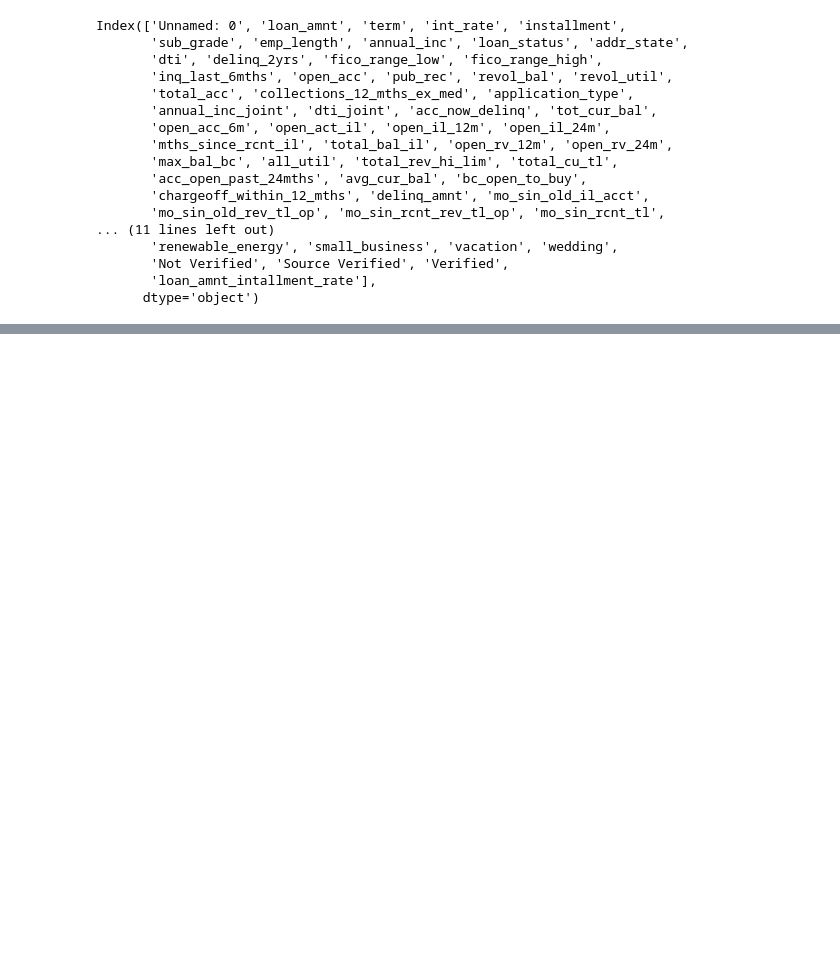
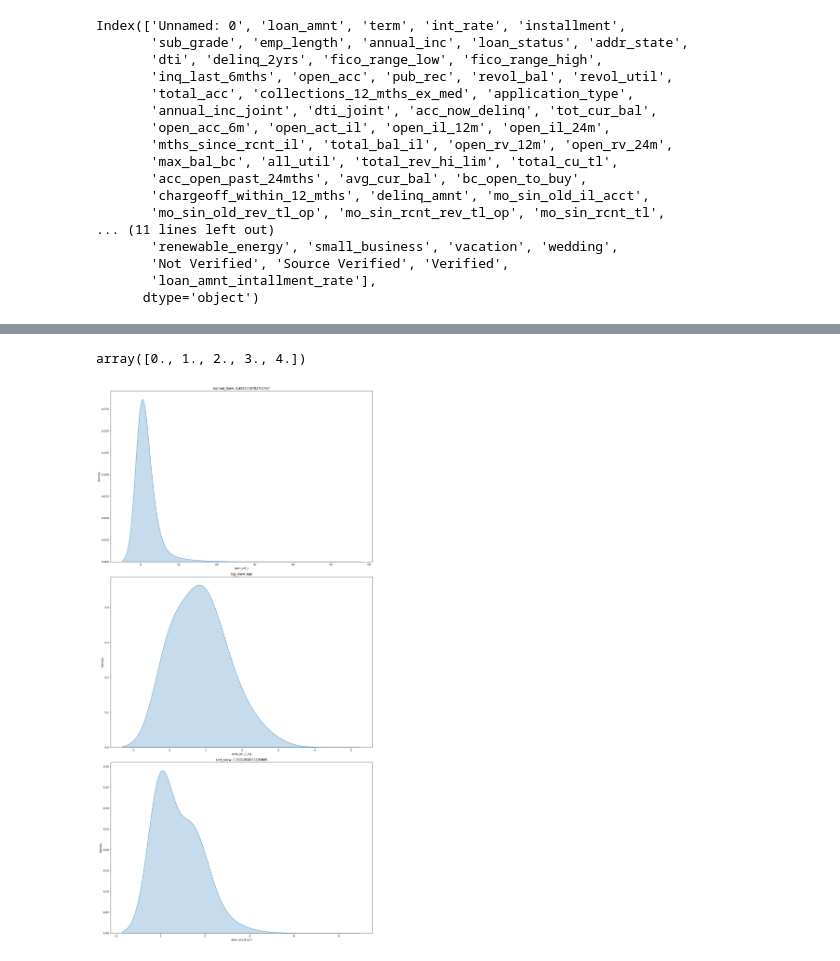
Before and after one commit to dbehdrnr0202/lending_club, a Jupyter notebook: kdeplot.ipynb, the cells around one changed output, grey strips where cells are left out. Saved outputs shown, nothing was run; the diff lists cells and outputs as text; code cells hidden in the pictures; blank space fills up the shorter version.

```diff
--- a/kdeplot.ipynb
+++ b/kdeplot.ipynb
@@ -47,0 +164,62 @@ sns.kdeplot(x='emp_length', data=df, fill=True, bw_method=0.2)
+# %%
+df['num_tl_30dpd'].unique()
+# %% [output]
+array([0., 1., 2., 3., 4.])
+# %%
+from scipy.stats import boxcox
+
+columns = ['open_act_il']
+for column in columns:
+    skews = []
+    plt.figure(figsize=(15, 30))
+    # normal
+    n_skew = df[column].skew()
+    skews.append(n_skew)
+    plt.subplot(3, 1, 1)
+    sns.kdeplot(x=column,
+                data=df,
+                fill=True, bw_method=0.6
+                )
+    plt.title(f'normal_skew: {n_skew}')
+    # log
+    log_column = column+'_log'
+    df[log_column] = np.log(df[column])
+    log_skew = df[log_column].skew()
+    skews.append(log_skew)
+    plt.subplot(3, 1, 2)
+    sns.kdeplot(x=log_column,
+                data=df,
+                fill=True, bw_method=0.6
+                )
+    plt.title(f'log_skew: {log_skew}')
+    # sqrt
+    sqrt_column = column+'_sqrt'
+    df[sqrt_column] = np.sqrt(df[column])
+    sqrt_skew = df[sqrt_column].skew()
+    skews.append(sqrt_skew)
+    plt.subplot(3, 1, 3)
+    sns.kdeplot(x=sqrt_column,
+                data=df,
+                fill=True, bw_method=0.6
+                )
+    plt.title(f'sqrt_skew: {sqrt_skew}')
+    '''
+    # box-cox
+    box_column = column+'_box'
+    df[box_column], _ = boxcox(df[column])
+    box_skew = df[box_column].skew()
+    plt.subplot(4, 1, 2)
+    sns.kdeplot(x=box_column,
+                data=df,
+                fill=True, bw_method=0.2
+                )
+    plt.title(f'log{box_skew}')
+    '''
+    skews = np.abs(skews)
+    min_skew = np.min(skews)
+    methods = ['normal', 'log', 'sqrt']
+    method = methods[np.argmin(skews)]
+    plt.tight_layout()
+    plt.savefig(f'{column}_{method}_{min_skew}.png')
+# %% [output]
+[figure, added]
```
Also changed, not shown: parts of 8 cells of this notebook, 4 other files.
